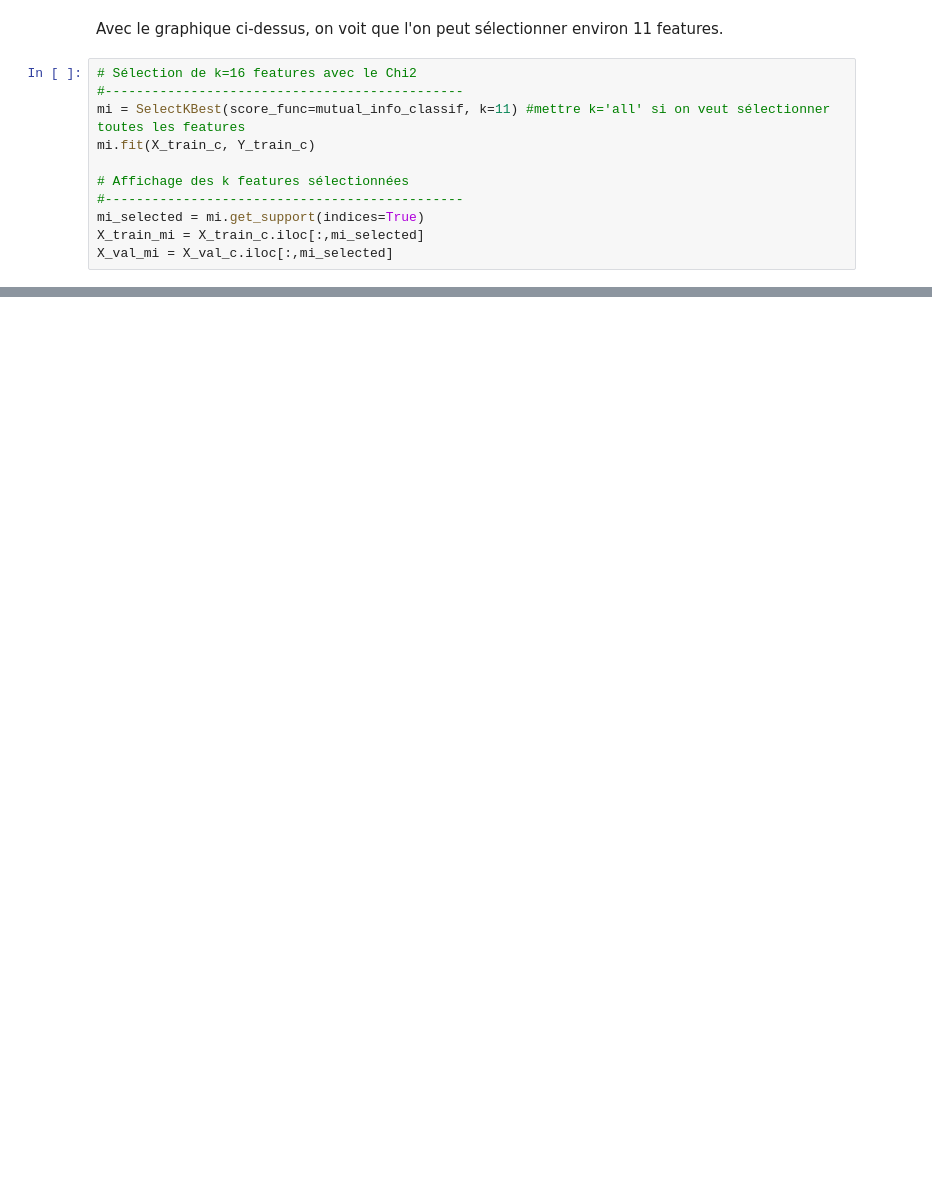
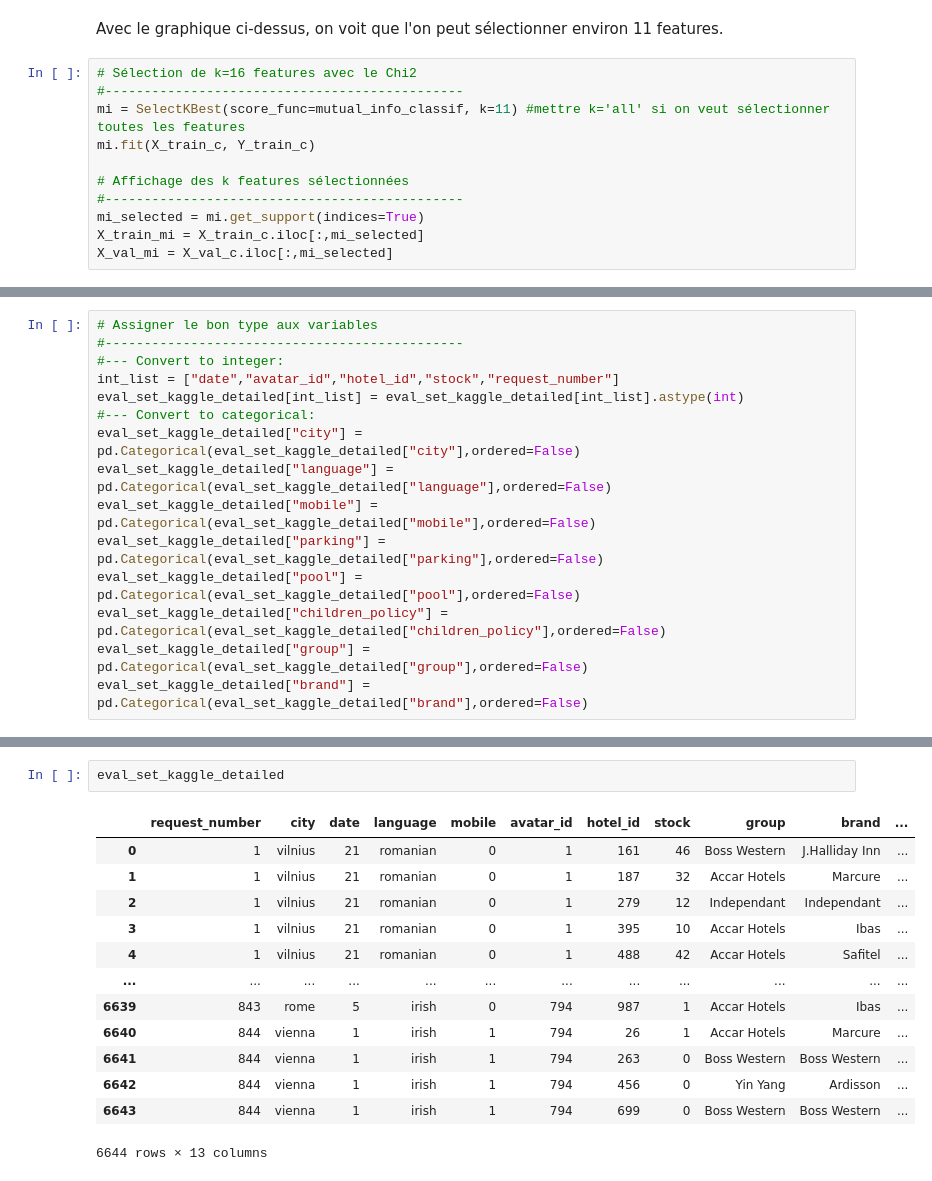
Before and after one commit to leacamusat/Defi-IA-bedbugs, a Jupyter notebook: Modeles.ipynb, the cells around one changed output, grey strips where cells are left out. Cells and saved outputs as stored; diff of their text form; blank space fills up the shorter version.

```diff
--- a/Modeles.ipynb
+++ b/Modeles.ipynb
@@ -589,0 +654,15 @@ X_val_mi = X_val_c.iloc[:,mi_selected]
+# %%
+# Assigner le bon type aux variables
+#----------------------------------------------
+#--- Convert to integer:
+int_list = ["date","avatar_id","hotel_id","stock","request_number"]
+eval_set_kaggle_detailed[int_list] = eval_set_kaggle_detailed[int_list].astype(int)
+#--- Convert to categorical:
+eval_set_kaggle_detailed["city"] = pd.Categorical(eval_set_kaggle_detailed["city"],ordered=False)
+eval_set_kaggle_detailed["language"] = pd.Categorical(eval_set_kaggle_detailed["language"],ordered=False)
+eval_set_kaggle_detailed["mobile"] = pd.Categorical(eval_set_kaggle_detailed["mobile"],ordered=False)
+eval_set_kaggle_detailed["parking"] = pd.Categorical(eval_set_kaggle_detailed["parking"],ordered=False)
+eval_set_kaggle_detailed["pool"] = pd.Categorical(eval_set_kaggle_detailed["pool"],ordered=False)
+eval_set_kaggle_detailed["children_policy"] = pd.Categorical(eval_set_kaggle_detailed["children_policy"],ordered=False)
+eval_set_kaggle_detailed["group"] = pd.Categorical(eval_set_kaggle_detailed["group"],ordered=False)
+eval_set_kaggle_detailed["brand"] = pd.Categorical(eval_set_kaggle_detailed["brand"],ordered=False)
@@ -589,0 +703,16 @@ X_val_mi = X_val_c.iloc[:,mi_selected]
+# %%
+eval_set_kaggle_detailed
+# %% [output]
+|  | request_number | city | date | language | mobile | avatar_id | hotel_id | stock | group | brand | ... |
+| 0 | 1 | vilnius | 21 | romanian | 0 | 1 | 161 | 46 | Boss Western | J.Halliday Inn | ... |
+| 1 | 1 | vilnius | 21 | romanian | 0 | 1 | 187 | 32 | Accar Hotels | Marcure | ... |
+| 2 | 1 | vilnius | 21 | romanian | 0 | 1 | 279 | 12 | Independant | Independant | ... |
+| 3 | 1 | vilnius | 21 | romanian | 0 | 1 | 395 | 10 | Accar Hotels | Ibas | ... |
+| 4 | 1 | vilnius | 21 | romanian | 0 | 1 | 488 | 42 | Accar Hotels | Safitel | ... |
+| ... | ... | ... | ... | ... | ... | ... | ... | ... | ... | ... | ... |
+| 6639 | 843 | rome | 5 | irish | 0 | 794 | 987 | 1 | Accar Hotels | Ibas | ... |
+| 6640 | 844 | vienna | 1 | irish | 1 | 794 | 26 | 1 | Accar Hotels | Marcure | ... |
+| 6641 | 844 | vienna | 1 | irish | 1 | 794 | 263 | 0 | Boss Western | Boss Western | ... |
+| 6642 | 844 | vienna | 1 | irish | 1 | 794 | 456 | 0 | Yin Yang | Ardisson | ... |
+| 6643 | 844 | vienna | 1 | irish | 1 | 794 | 699 | 0 | Boss Western | Boss Western | ... |
+6644 rows × 13 columns
```
Also changed, not shown: parts of 49 cells of this notebook.
